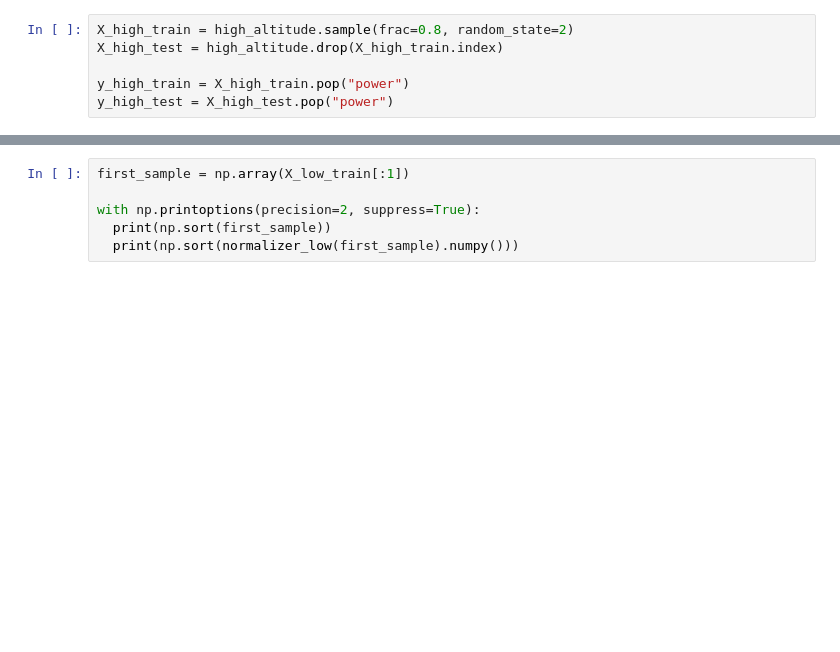
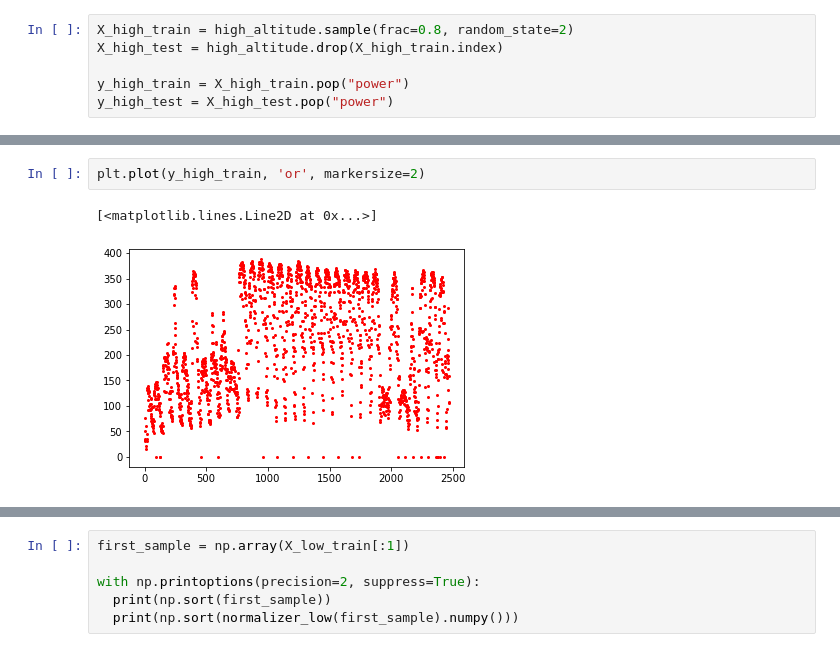
Before and after one commit to Cecco-Bandi/PV_project, a Jupyter notebook: main.ipynb, the cells around one changed output, grey strips where cells are left out. Cells and saved outputs as stored; diff of their text form; blank space fills up the shorter version.

```diff
--- a/main.ipynb
+++ b/main.ipynb
@@ -175,3 +182,8 @@ X_high_train.describe().transpose()
+# %%
+plt.plot(y_high_train, 'or', markersize=2)
+# %% [output]
+[<matplotlib.lines.Line2D at 0x...>]
+[figure, added]
 # %%
 normalizer_low = Normalization(axis=-1)
 normalizer_low.adapt(np.array(X_low_train))
```
Also changed, not shown: parts of 27 cells of this notebook.
